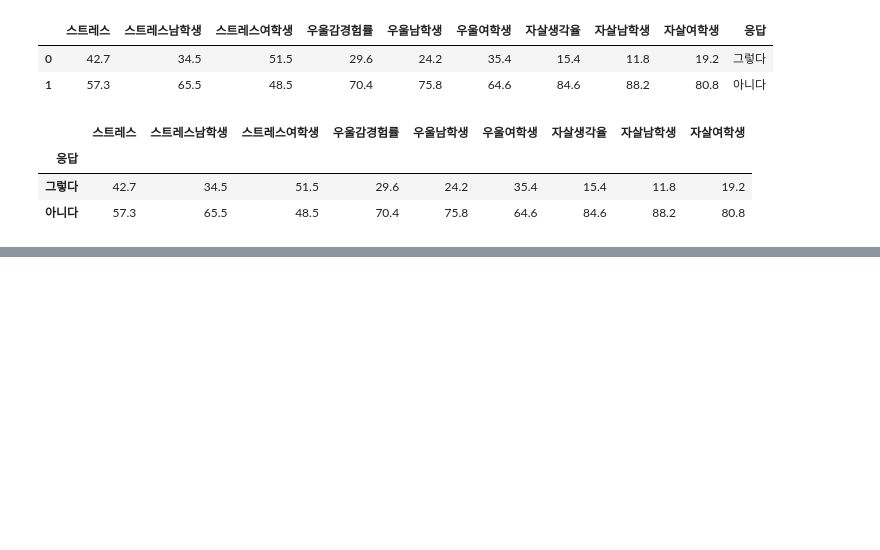
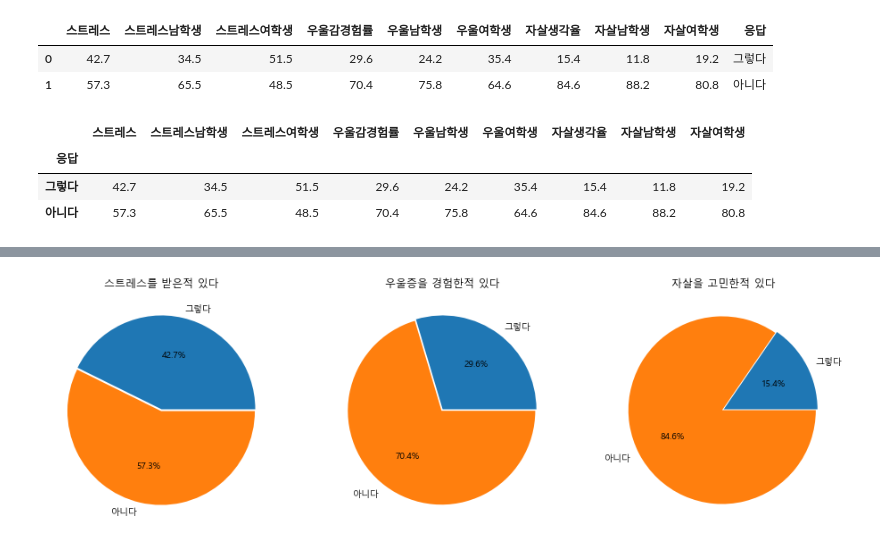
Before and after one commit to JAICHANGPARK/DataExperiment_Python, a Jupyter notebook: 05_seoul_teenager_stress/teenage_mental.ipynb, the cells around one changed output, grey strips where cells are left out. Saved outputs shown, nothing was run; the diff lists cells and outputs as text; code cells hidden in the pictures; blank space fills up the shorter version.

```diff
--- a/05_seoul_teenager_stress/teenage_mental.ipynb
+++ b/05_seoul_teenager_stress/teenage_mental.ipynb
@@ -57,0 +97,18 @@ raw_data
+# %%
+f, ax = plt.subplots(1,3, figsize=(16,8))
+
+raw_data['스트레스'].plot.pie(explode=[0,0.02], ax=ax[0], autopct='%1.1f%%')
+ax[0].set_title('스트레스를 받은적 있다')
+ax[0].set_ylabel('')
+
+raw_data['우울감경험률'].plot.pie(explode=[0,0.02], ax=ax[1], autopct='%1.1f%%')
+ax[1].set_title('우울증을 경험한적 있다')
+ax[1].set_ylabel('')
+
+raw_data['자살생각율'].plot.pie(explode=[0,0.02], ax=ax[2], autopct='%1.1f%%')
+ax[2].set_title('자살을 고민한적 있다')
+ax[2].set_ylabel('')
+
+plt.show()
+# %% [output]
+[figure, added]
```
Also changed, not shown: parts of 7 cells of this notebook, 2 other files.
